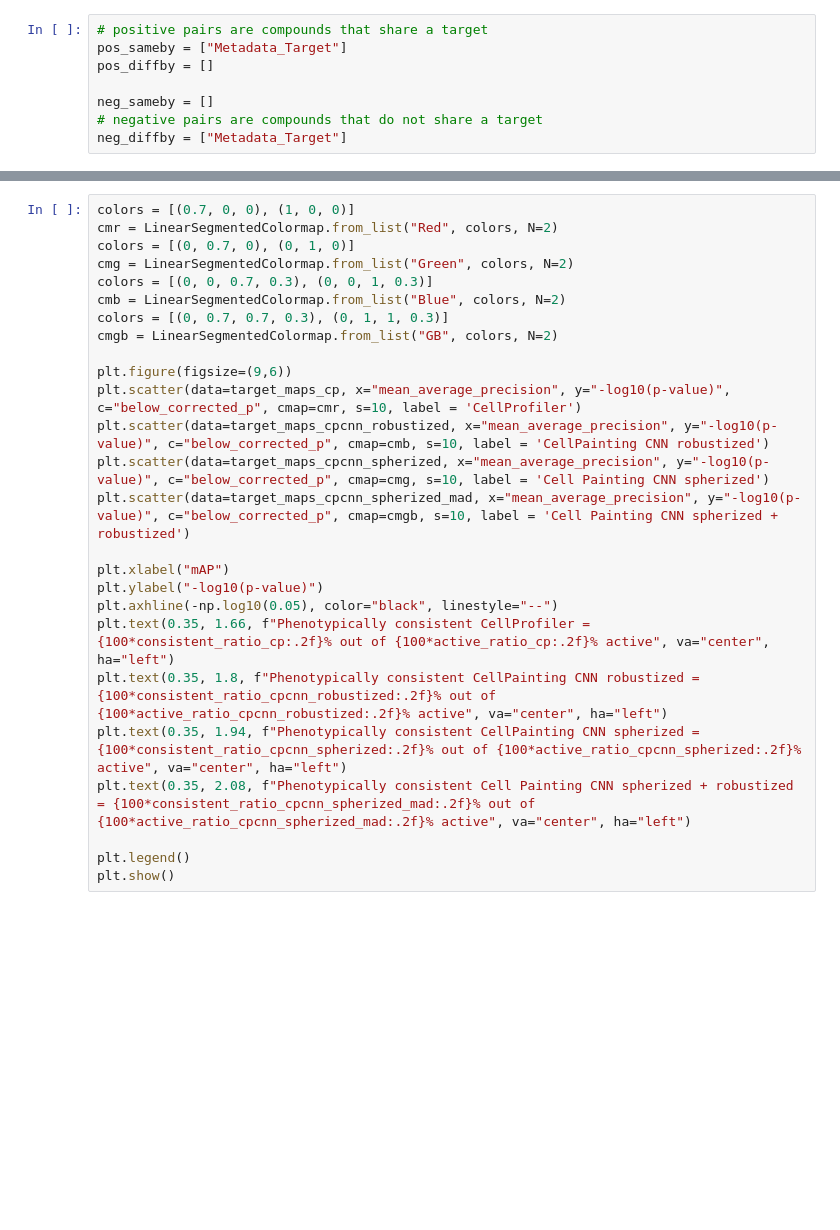
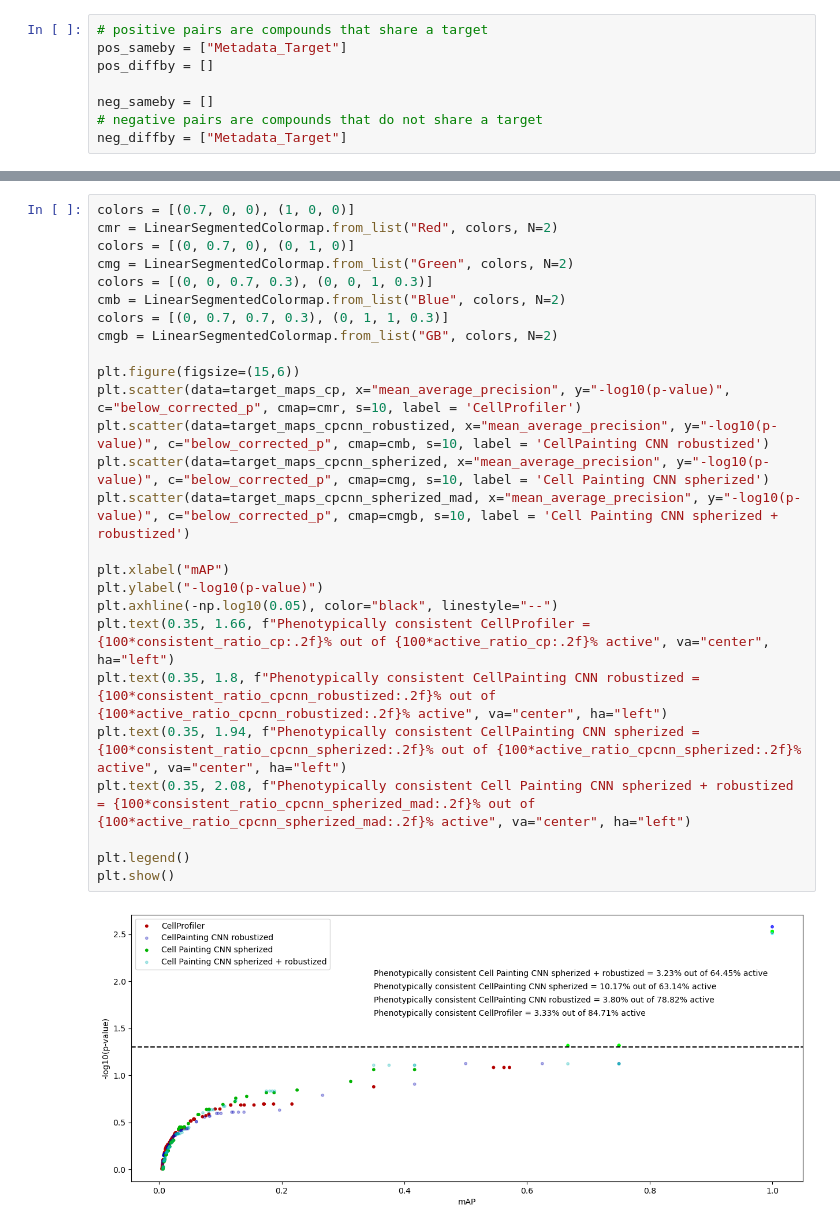
Before and after one commit to Arkkienkeli/JUMP_CPCNN_test, a Jupyter notebook: cpcnn_cellprofiler.ipynb, the cells around one changed output, grey strips where cells are left out. Drawn from its saved outputs; the diff is of its cells as text; blank space fills up the shorter version.

```diff
--- a/cpcnn_cellprofiler.ipynb
+++ b/cpcnn_cellprofiler.ipynb
@@ -309,26 +339,28 @@ print(target_maps_cpcnn_spherized_mad[target_maps_cpcnn_spherized_mad['below_cor
 # %%
 colors = [(0.7, 0, 0), (1, 0, 0)]
 cmr = LinearSegmentedColormap.from_list("Red", colors, N=2)
 colors = [(0, 0.7, 0), (0, 1, 0)]
 cmg = LinearSegmentedColormap.from_list("Green", colors, N=2)
 colors = [(0, 0, 0.7, 0.3), (0, 0, 1, 0.3)]
 cmb = LinearSegmentedColormap.from_list("Blue", colors, N=2)
 colors = [(0, 0.7, 0.7, 0.3), (0, 1, 1, 0.3)]
 cmgb = LinearSegmentedColormap.from_list("GB", colors, N=2)
 
-plt.figure(figsize=(9,6))
+plt.figure(figsize=(15,6))
 plt.scatter(data=target_maps_cp, x="mean_average_precision", y="-log10(p-value)", c="below_corrected_p", cmap=cmr, s=10, label = 'CellProfiler')
 plt.scatter(data=target_maps_cpcnn_robustized, x="mean_average_precision", y="-log10(p-value)", c="below_corrected_p", cmap=cmb, s=10, label = 'CellPainting CNN robustized')
 plt.scatter(data=target_maps_cpcnn_spherized, x="mean_average_precision", y="-log10(p-value)", c="below_corrected_p", cmap=cmg, s=10, label = 'Cell Painting CNN spherized')
 plt.scatter(data=target_maps_cpcnn_spherized_mad, x="mean_average_precision", y="-log10(p-value)", c="below_corrected_p", cmap=cmgb, s=10, label = 'Cell Painting CNN spherized + robustized')
 
 plt.xlabel("mAP")
 plt.ylabel("-log10(p-value)")
 plt.axhline(-np.log10(0.05), color="black", linestyle="--")
 plt.text(0.35, 1.66, f"Phenotypically consistent CellProfiler = {100*consistent_ratio_cp:.2f}% out of {100*active_ratio_cp:.2f}% active", va="center", ha="left")
 plt.text(0.35, 1.8, f"Phenotypically consistent CellPainting CNN robustized = {100*consistent_ratio_cpcnn_robustized:.2f}% out of {100*active_ratio_cpcnn_robustized:.2f}% active", va="center", ha="left")
 plt.text(0.35, 1.94, f"Phenotypically consistent CellPainting CNN spherized = {100*consistent_ratio_cpcnn_spherized:.2f}% out of {100*active_ratio_cpcnn_spherized:.2f}% active", va="center", ha="left")
 plt.text(0.35, 2.08, f"Phenotypically consistent Cell Painting CNN spherized + robustized = {100*consistent_ratio_cpcnn_spherized_mad:.2f}% out of {100*active_ratio_cpcnn_spherized_mad:.2f}% active", va="center", ha="left")
 
 plt.legend()
 plt.show()
+# %% [output]
+[figure, added]
```
Also changed, not shown: parts of 12 cells of this notebook.
